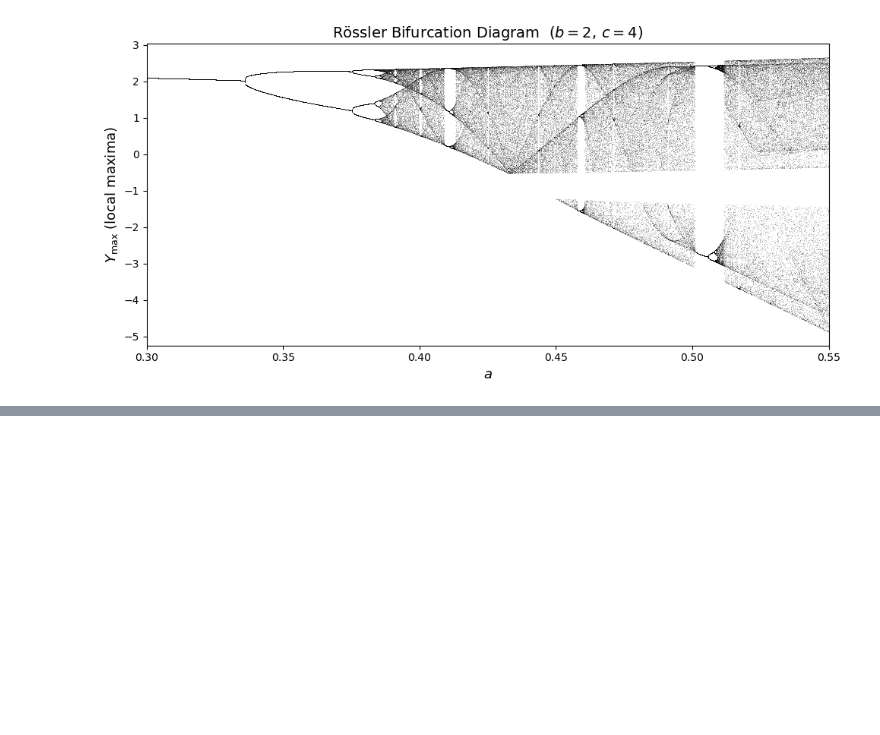
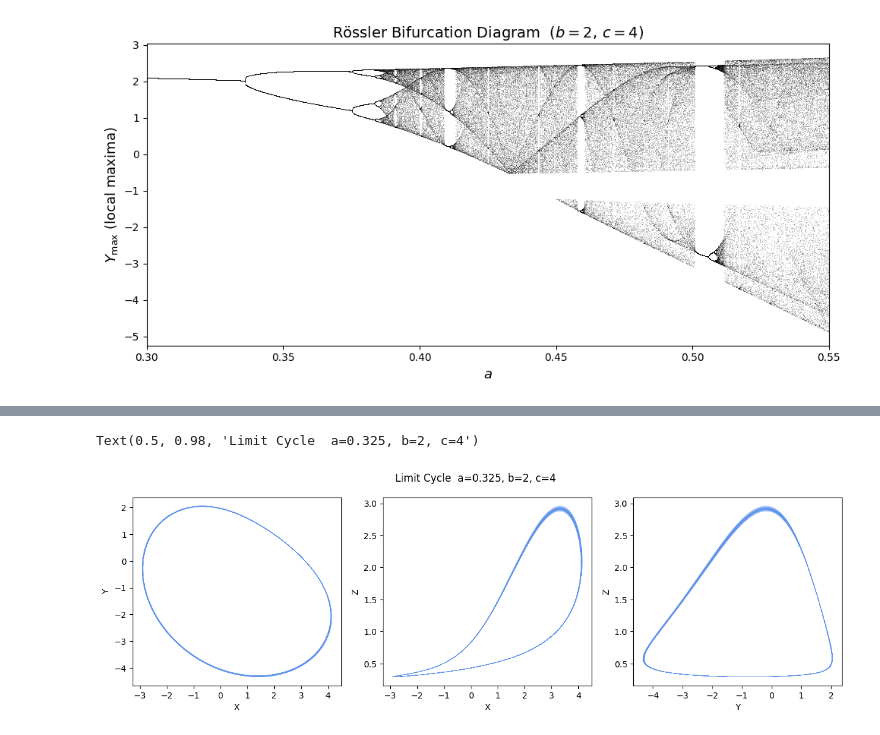
Before and after one commit to michaelStoddard/Chaos, a Jupyter notebook: Assignments/MATH722_HW3.ipynb, the cells around one changed output, grey strips where cells are left out. Cells and saved outputs as stored; diff of their text form; code cells hidden in the pictures; blank space fills up the shorter version.

```diff
--- a/Assignments/MATH722_HW3.ipynb
+++ b/Assignments/MATH722_HW3.ipynb
@@ -596,0 +546,18 @@ KeyboardInterrupt:
+# %%
+# Screw-type chaos requires larger c
+limCyc_a, limCyc_b, limCyc_c = 0.325, 2, 4
+
+soln = odeint(Rossler, [0,0,0], np.linspace(0,800,40000),
+              args=(limCyc_a, limCyc_b, limCyc_c), mxstep=50000)
+limCyc = soln[5000:].T  # discard transient
+
+fig, axes = plt.subplots(1, 3, figsize=(15, 4))
+labels = [('X','Y'), ('X','Z'), ('Y','Z')]
+idx    = [(0,1),    (0,2),    (1,2)]
+for ax, (i,j), (xl,yl) in zip(axes, idx, labels):
+    ax.plot(limCyc[i], limCyc[j], lw=0.3, color=clr[0])
+    ax.set_xlabel(xl); ax.set_ylabel(yl)
+fig.suptitle(f'Limit Cycle  a={limCyc_a}, b={limCyc_b}, c={limCyc_c}')
+# %% [output]
+Text(0.5, 0.98, 'Limit Cycle  a=0.325, b=2, c=4')
+[figure, added]
```
Also changed, not shown: parts of 11 cells of this notebook.
